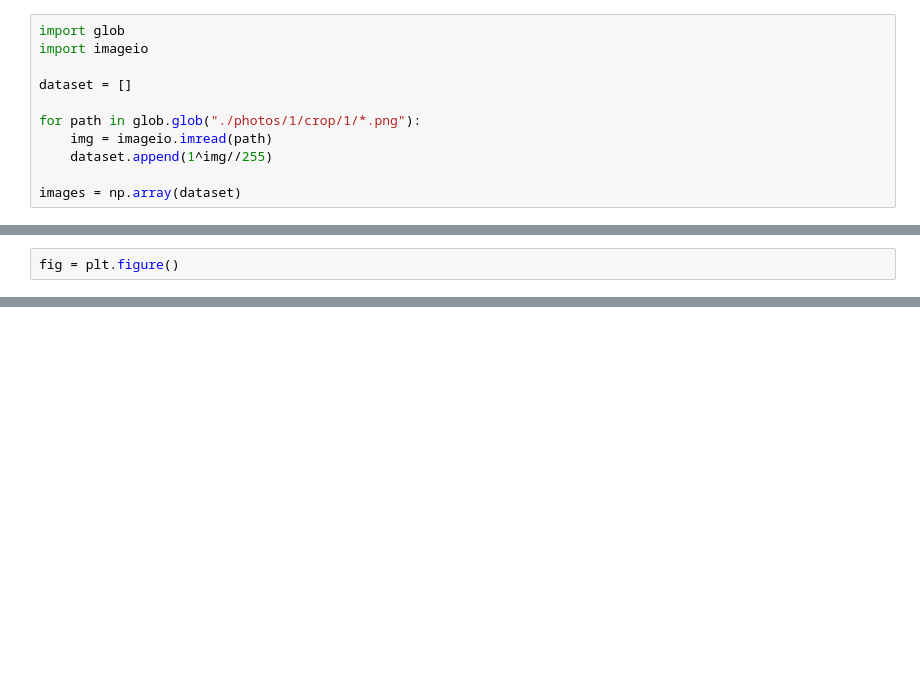
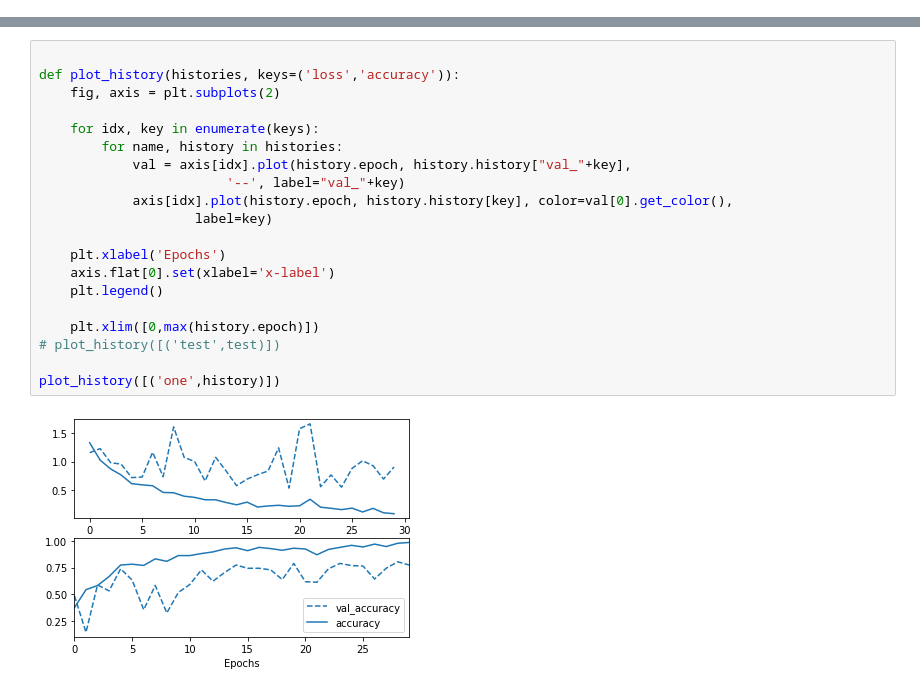
Before and after one commit to Feresey/AI, a Jupyter notebook: lab1/main.ipynb, the cells around one changed output, grey strips where cells are left out. Cells and saved outputs as stored; diff of their text form; blank space fills up the shorter version.

```diff
--- a/lab1/main.ipynb
+++ b/lab1/main.ipynb
@@ -10,14 +9,3 @@ print(tf.__version__)
 # %% [output]
 /home/lol/Desktop/Labs/AI/.venv/bin/python
 2.2.0
-# %%
-import glob
-import imageio
-
-dataset = []
-
-for path in glob.glob("./photos/1/crop/1/*.png"):
-    img = imageio.imread(path)
-    dataset.append(1^img//255)
-
-images = np.array(dataset)
@@ -73,2 +100,0 @@ array([[0.0118105 , 0.07769623, 0.9104933 ]], dtype=float32)
-# %%
-fig = plt.figure()
@@ -74,0 +112,22 @@ fig = plt.figure()
+# %%
+
+def plot_history(histories, keys=('loss','accuracy')):
+    fig, axis = plt.subplots(2)
+
+    for idx, key in enumerate(keys):
+        for name, history in histories:
+            val = axis[idx].plot(history.epoch, history.history["val_"+key],
+                        '--', label="val_"+key)
+            axis[idx].plot(history.epoch, history.history[key], color=val[0].get_color(),
+                    label=key)
+
+    plt.xlabel('Epochs')
+    axis.flat[0].set(xlabel='x-label')
+    plt.legend()
+
+    plt.xlim([0,max(history.epoch)])
+# plot_history([('test',test)])
+
+plot_history([('one',history)])
+# %% [output]
+[figure, added]
```
Also changed, not shown: parts of 6 cells of this notebook, 6 other files.
